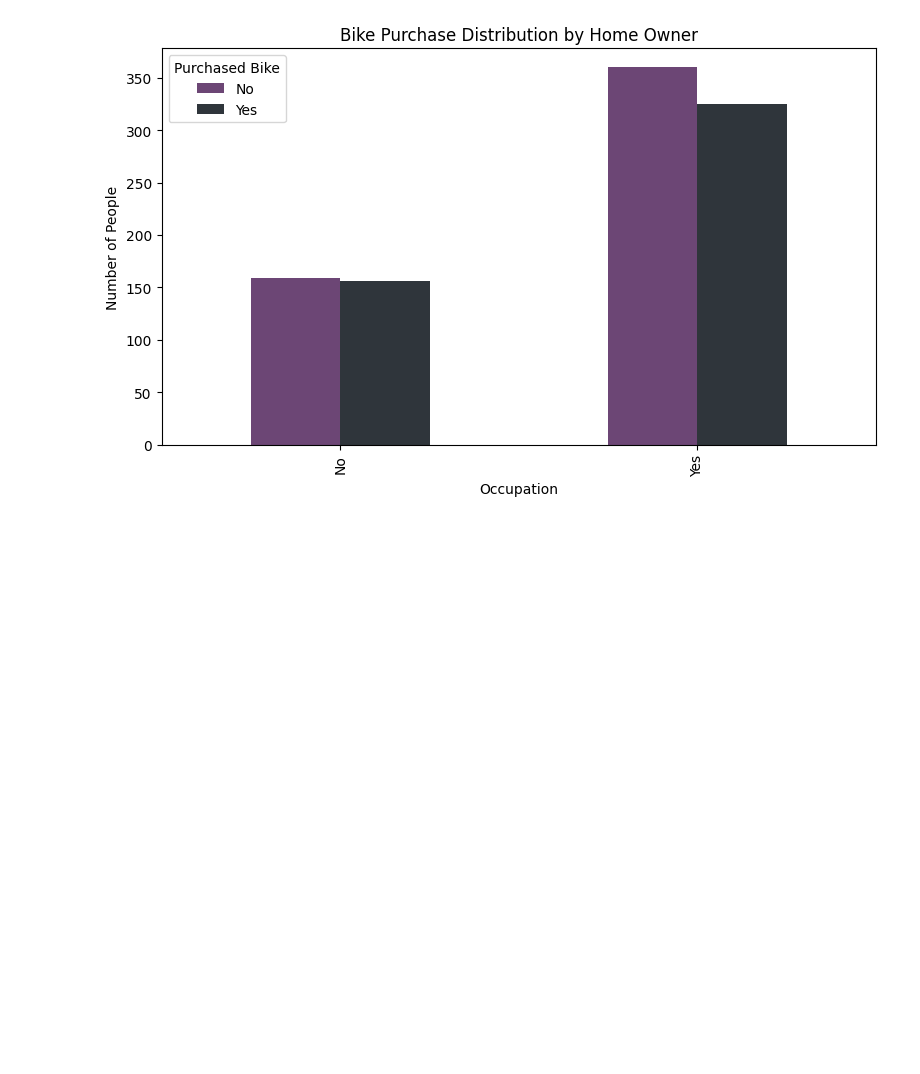
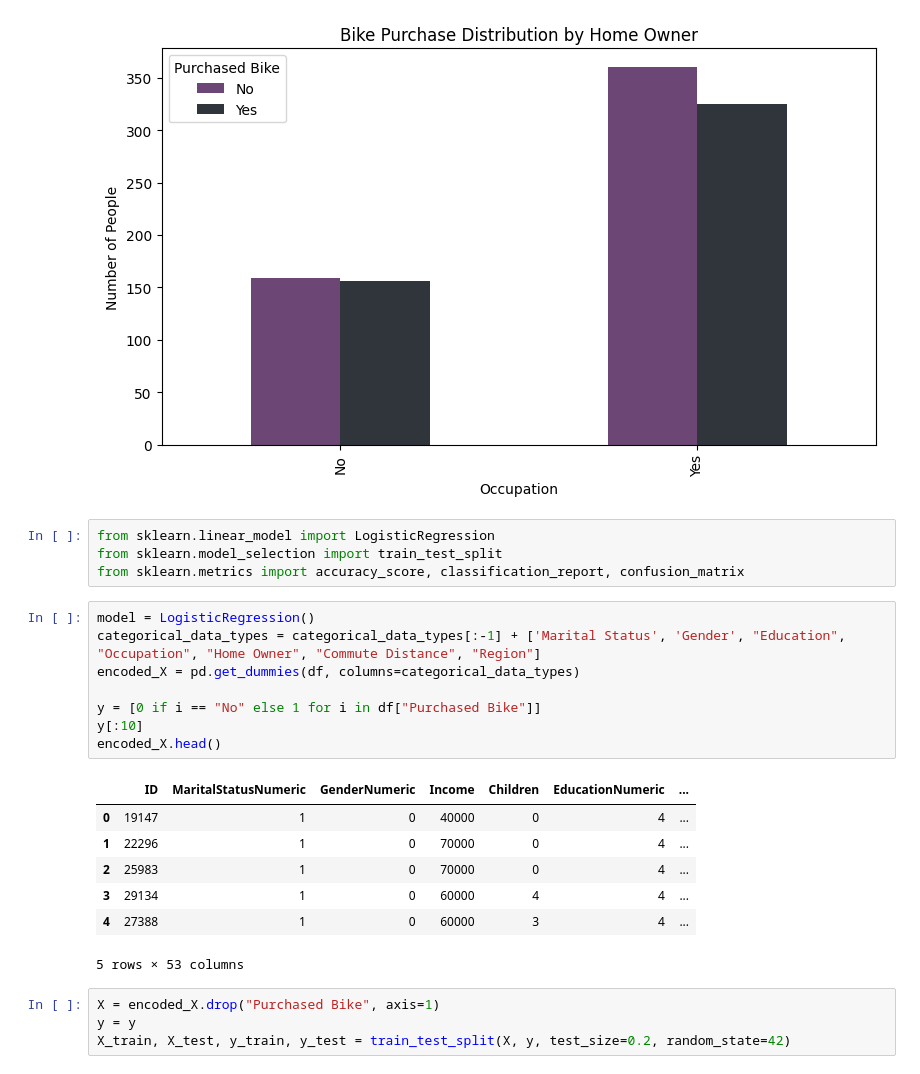
Before and after one commit to lewinskie254/eda, a Jupyter notebook: Anova_On_Steroids.ipynb, the cells around one changed output. Cells and saved outputs as stored; diff of their text form; blank space fills up the shorter version.

Commit message:
Classification on point like crazy

```diff
--- a/Anova_On_Steroids.ipynb
+++ b/Anova_On_Steroids.ipynb
@@ -298,3 +298,27 @@ plt.tight_layout()
 plt.show()
 # %% [output]
 [figure]
+# %%
+from sklearn.linear_model import LogisticRegression
+from sklearn.model_selection import train_test_split
+from sklearn.metrics import accuracy_score, classification_report, confusion_matrix
+# %%
+model = LogisticRegression()
+categorical_data_types = categorical_data_types[:-1] + ['Marital Status', 'Gender', "Education", "Occupation", "Home Owner", "Commute Distance", "Region"]
+encoded_X = pd.get_dummies(df, columns=categorical_data_types)
+
+y = [0 if i == "No" else 1 for i in df["Purchased Bike"]]
+y[:10]
+encoded_X.head()
+# %% [output]
+|  | ID | MaritalStatusNumeric | GenderNumeric | Income | Children | EducationNumeric | ... |
+| 0 | 19147 | 1 | 0 | 40000 | 0 | 4 | ... |
+| 1 | 22296 | 1 | 0 | 70000 | 0 | 4 | ... |
+| 2 | 25983 | 1 | 0 | 70000 | 0 | 4 | ... |
+| 3 | 29134 | 1 | 0 | 60000 | 4 | 4 | ... |
+| 4 | 27388 | 1 | 0 | 60000 | 3 | 4 | ... |
+5 rows × 53 columns
+# %%
+X = encoded_X.drop("Purchased Bike", axis=1)
+y = y
+X_train, X_test, y_train, y_test = train_test_split(X, y, test_size=0.2, random_state=42)
```
Also changed, not shown: parts of 6 cells of this notebook.
